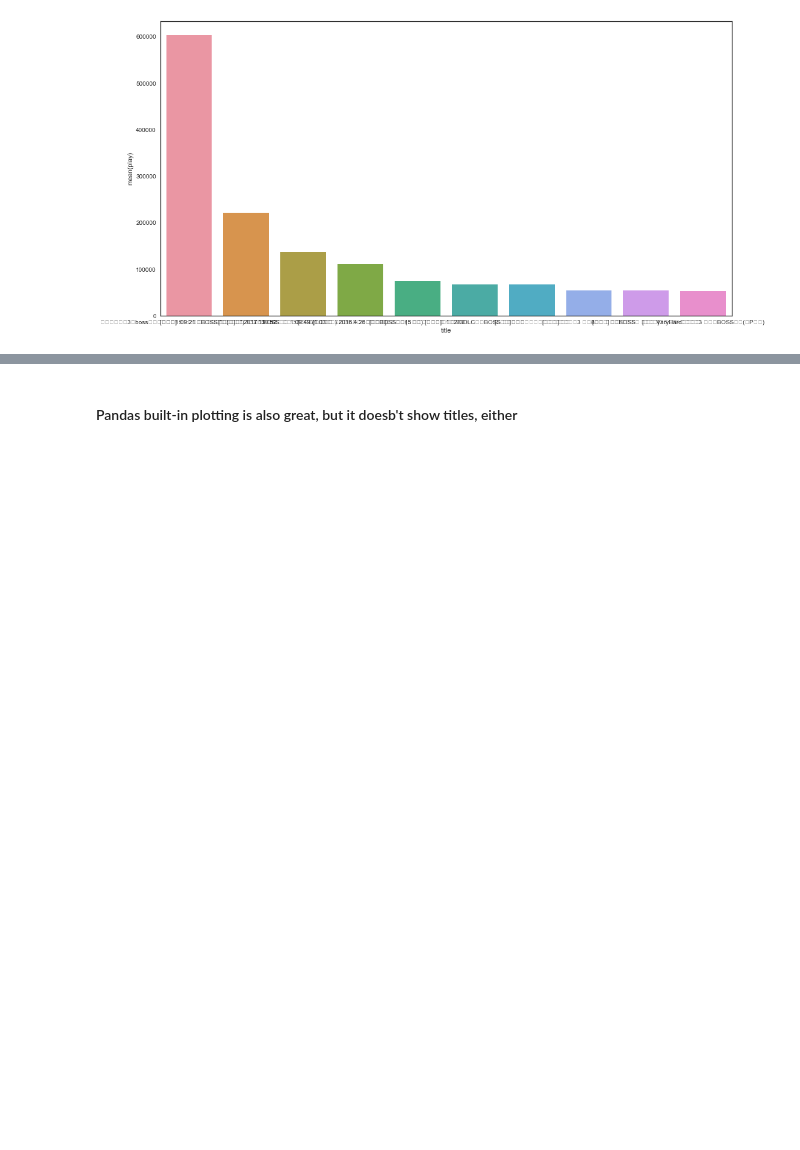
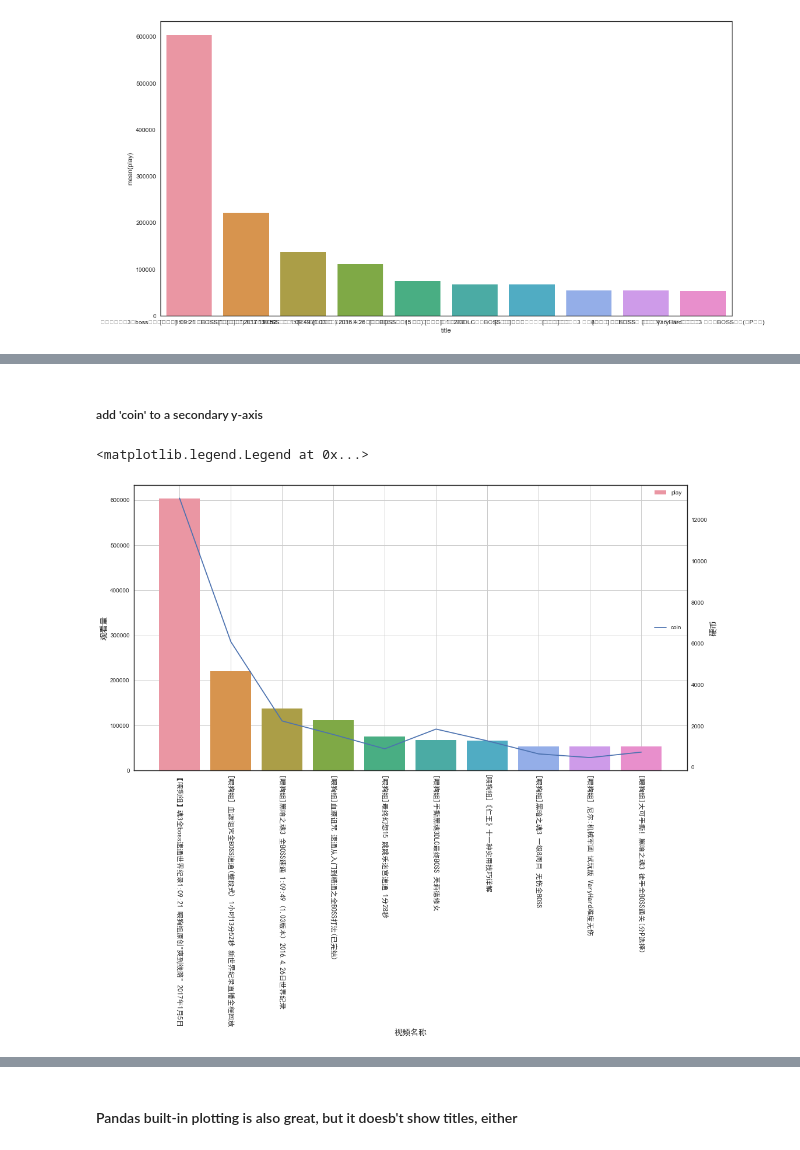
Before and after one commit to estepona/Python-Visualization-Exercise, a Jupyter notebook: 5 VirgooTeam Videos Analysis/VirgooTeam Videos Analysis.ipynb, the cells around one changed output, grey strips where cells are left out. Cells and saved outputs as stored; diff of their text form; code cells hidden in the pictures; blank space fills up the shorter version.

```diff
--- a/5 VirgooTeam Videos Analysis/VirgooTeam Videos Analysis.ipynb
+++ b/5 VirgooTeam Videos Analysis/VirgooTeam Videos Analysis.ipynb
@@ -293,0 +314,19 @@ sns.barplot(x='title', y='play', data=d.sort_values(by='play', ascending=False)[
+# %% [markdown]
+##### add 'coin' to a secondary y-axis
+# %%
+_, ax = plt.subplots(figsize =(17,9))
+sns.barplot(x='title', y='play', data=d.sort_values(by='play', ascending=False)[:10], label='play')
+# magic
+plt.xticks(rotation=270, fontProperties=fontP, fontSize=12)
+plt.xlabel('视频名称', fontProperties=fontP)
+plt.ylabel('观看量', fontProperties=fontP)
+ax.legend(loc=0)
+plt.grid()
+# 2nd yAxis
+ax2 = ax.twinx()
+ax2.plot(d.sort_values(by='play', ascending=False)['coin'][:10].tolist(), '-b', label='coin')
+ax2.set_ylabel('硬币', fontProperties=fontP)
+ax2.legend(loc=5)
+# %% [output]
+<matplotlib.legend.Legend at 0x...>
+[figure, added]
```
Also changed, not shown: parts of 13 cells of this notebook.
